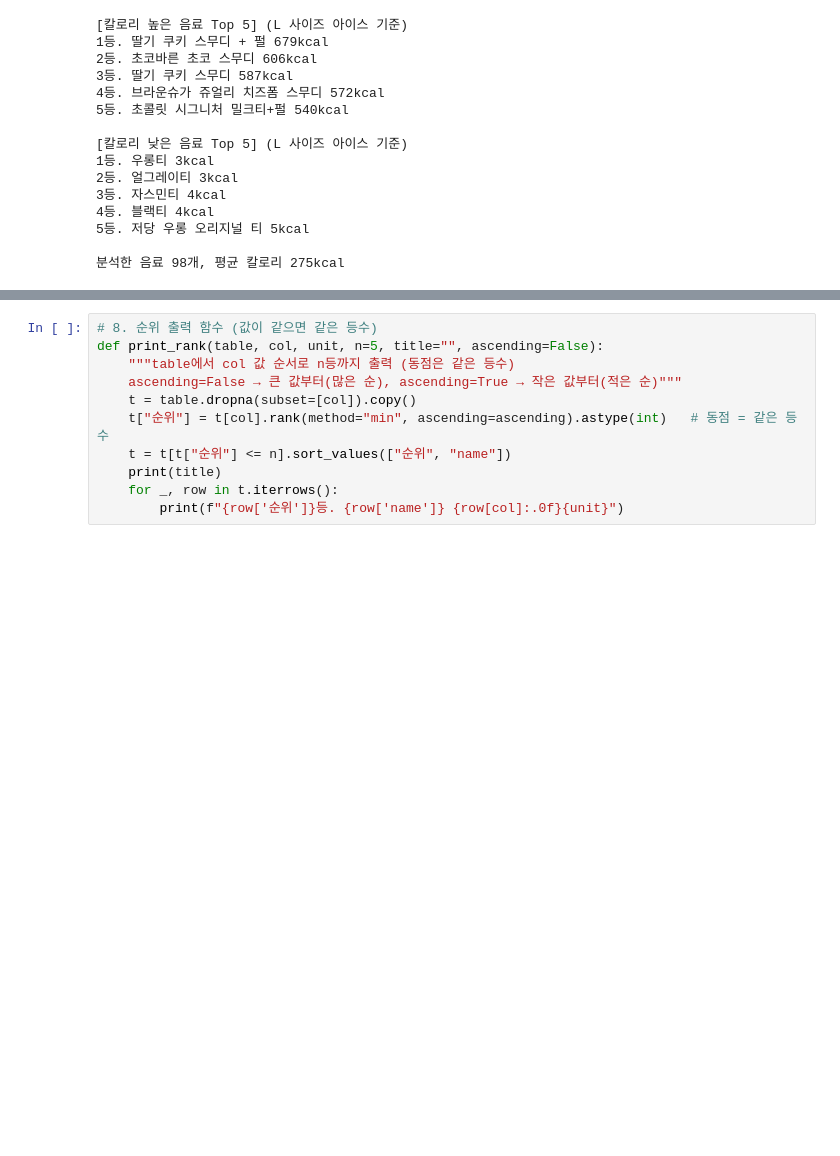
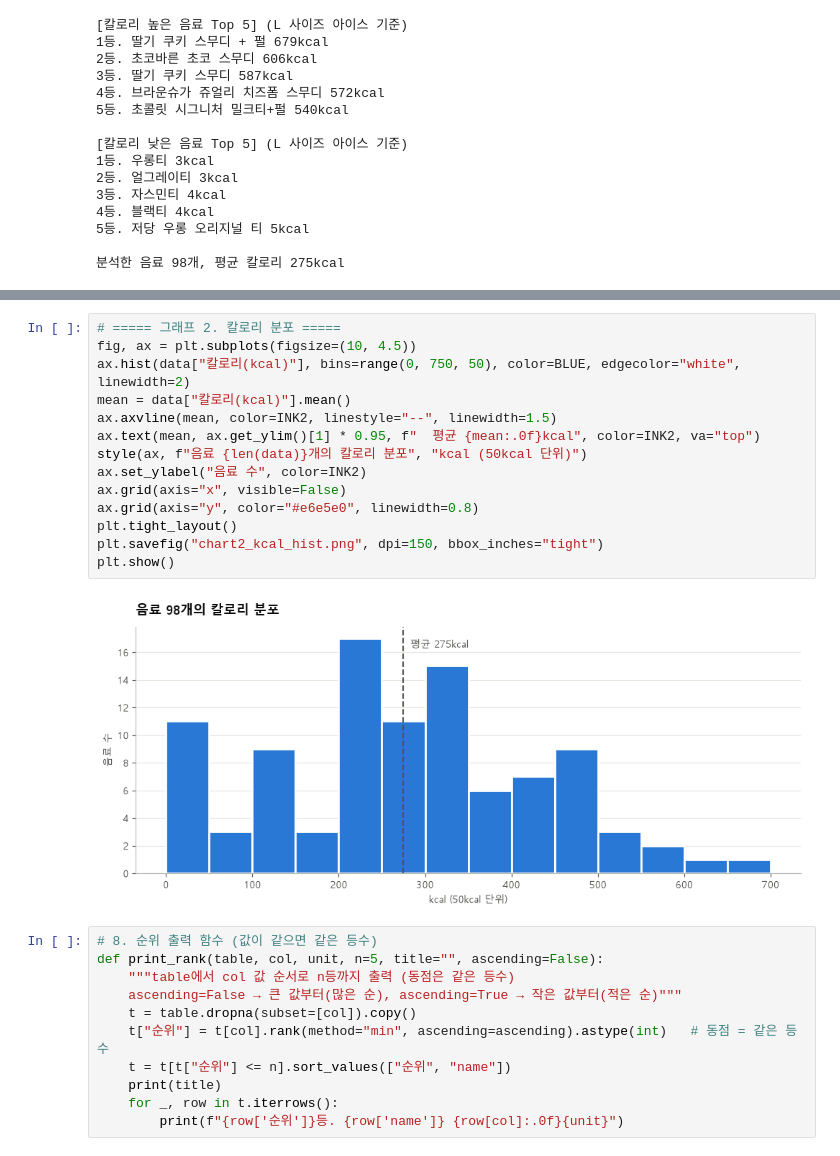
Before and after one commit to lyn6702/DI, a Jupyter notebook: modulabs/web/gongcha_EDA_report_final.ipynb, the cells around one changed output, grey strips where cells are left out. Cells and saved outputs as stored; diff of their text form; blank space fills up the shorter version.

```diff
--- a/modulabs/web/gongcha_EDA_report_final.ipynb
+++ b/modulabs/web/gongcha_EDA_report_final.ipynb
@@ -205,3 +249,19 @@ print(f"\n분석한 음료 {len(data)}개, 평균 칼로리 {data['칼로리(kca
+# %%
+# ===== 그래프 2. 칼로리 분포 =====
+fig, ax = plt.subplots(figsize=(10, 4.5))
+ax.hist(data["칼로리(kcal)"], bins=range(0, 750, 50), color=BLUE, edgecolor="white", linewidth=2)
+mean = data["칼로리(kcal)"].mean()
+ax.axvline(mean, color=INK2, linestyle="--", linewidth=1.5)
+ax.text(mean, ax.get_ylim()[1] * 0.95, f"  평균 {mean:.0f}kcal", color=INK2, va="top")
+style(ax, f"음료 {len(data)}개의 칼로리 분포", "kcal (50kcal 단위)")
+ax.set_ylabel("음료 수", color=INK2)
+ax.grid(axis="x", visible=False)
+ax.grid(axis="y", color="#e6e5e0", linewidth=0.8)
+plt.tight_layout()
+plt.savefig("chart2_kcal_hist.png", dpi=150, bbox_inches="tight")
+plt.show()
+# %% [output]
+[figure, added]
 # %%
 # 8. 순위 출력 함수 (값이 같으면 같은 등수)
 def print_rank(table, col, unit, n=5, title="", ascending=False):
```
Also changed, not shown: parts of 7 cells of this notebook.
